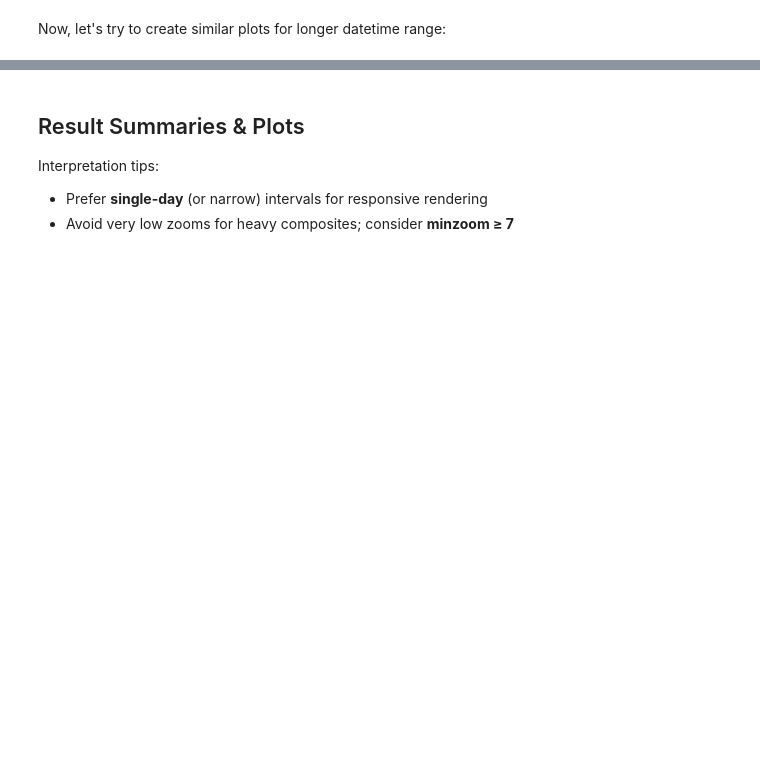
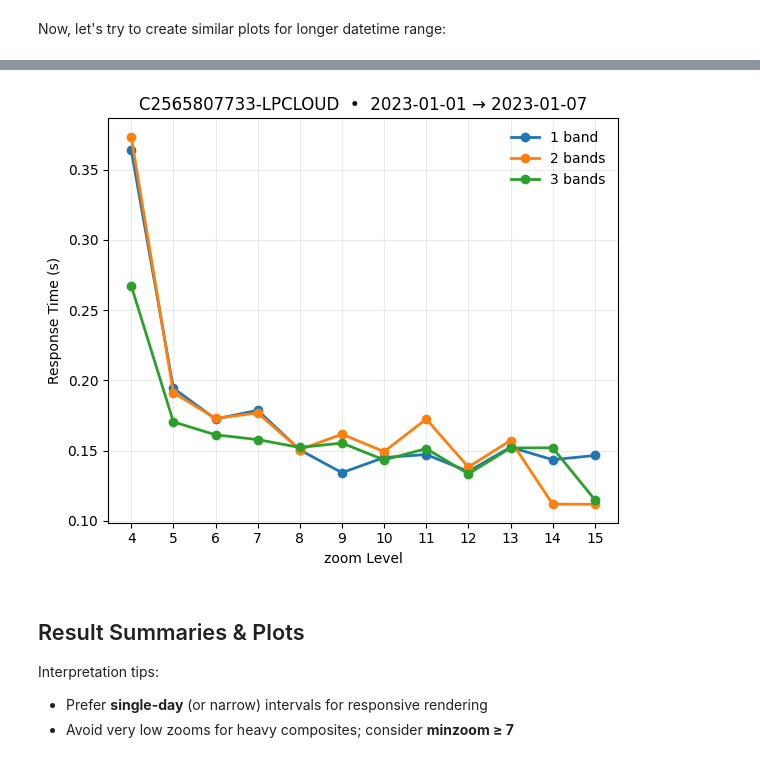
Before and after one commit to developmentseed/datacube-guide, a Jupyter notebook: docs/titiler-cmr-compat.ipynb, the cells around one changed output, grey strips where cells are left out. Saved outputs shown, nothing was run; the diff lists cells and outputs as text; code cells hidden in the pictures; blank space fills up the shorter version.

```diff
--- a/docs/titiler-cmr-compat.ipynb
+++ b/docs/titiler-cmr-compat.ipynb
@@ -306,3 +427,25 @@ if not df_tiles.empty:
+# %%
+# --- plot all three lines together ---
+fig, ax = plt.subplots(figsize=(6, 5))
+for col in panel_df.columns:
+    ax.plot(zoom_levels, panel_df[col].values, marker="o", linewidth=2, label=col)
+
+ax.set_xticks(zoom_levels)             # exact zoom values
+ax.set_xlabel("zoom Level")
+ax.set_ylabel("Response Time (s)")
+ax.grid(True, alpha=0.25)
+
+# legend outside on the right
+fig.subplots_adjust(right=0.78)
+ax.legend(frameon=False, loc="best")
+
+# optional title (set your collection name if you like)
+ax.set_title(f"{concept_id}  •  {start.date()} → {end.date()}")
+
+plt.tight_layout()
+plt.show()
+# %% [output]
+[figure, added]
 # %% [markdown]
 ## Result Summaries & Plots
 
```
Also changed, not shown: parts of 20 cells of this notebook.
